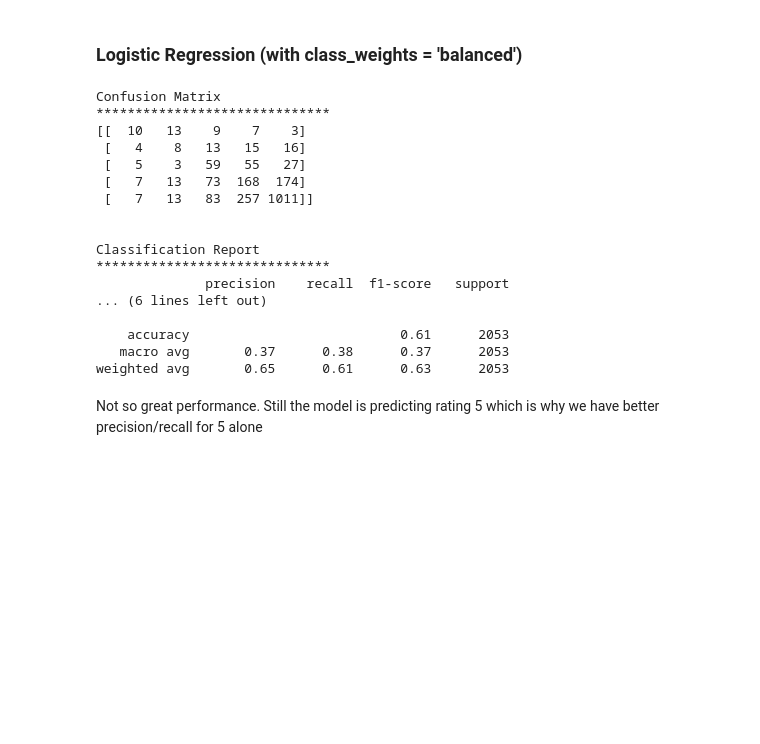
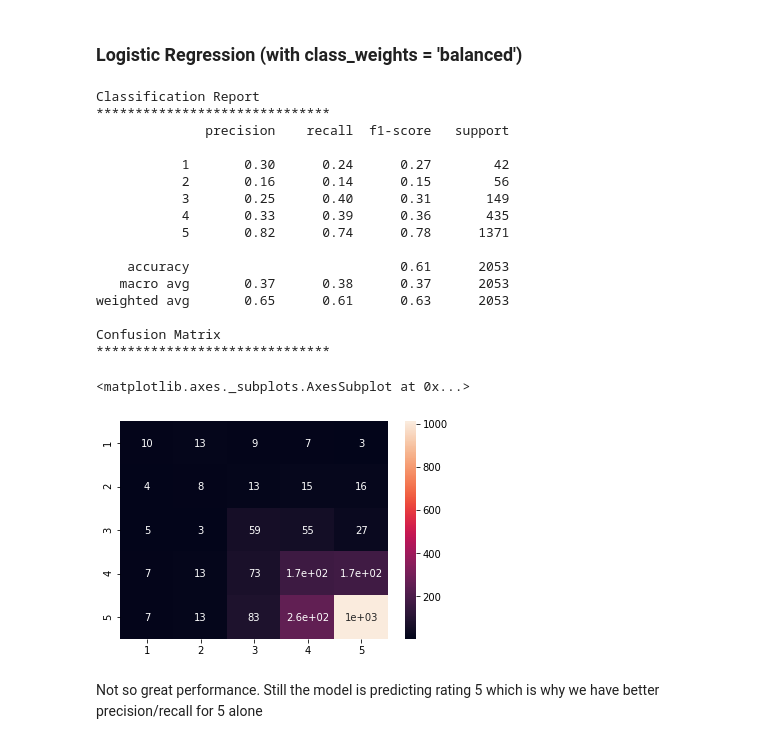
Before and after one commit to SaiPavanKumarB/Music-Review-Ratings-Prediction, a Jupyter notebook: Sri_Music_Ratings_Prediction_By_Reviews.ipynb, the cells around one changed output. Cells and saved outputs as stored; diff of their text form; code cells hidden in the pictures; blank space fills up the shorter version.

```diff
--- a/Sri_Music_Ratings_Prediction_By_Reviews.ipynb
+++ b/Sri_Music_Ratings_Prediction_By_Reviews.ipynb
@@ -128,36 +128,42 @@ xtest = tfidf_vec.transform(X_test)
 # %%
 lg_model = LogisticRegression(class_weight='balanced',multi_class='auto',max_iter=1000) # Allow model to calculate class weights
 lg_model.fit(xtrain,y_train)
 
 preds = lg_model.predict(xtest)
+print('\n')
+print('Classification Report')
+print('*'*30)
+print(classification_report(y_test,preds))
+class_rpt = classification_report(y_test,preds)
+class_rpt
+
 
 print('Confusion Matrix')
 print('*'*30)
 cm = confusion_matrix(y_test,preds)
-print(cm)
-
-print('\n')
-print('Classification Report')
-print('*'*30)
-print(classification_report(y_test,preds))
+cm = pd.DataFrame(cm)
+sns.heatmap(cm,annot=True,
+            xticklabels=(pd.DataFrame(cm).index+1),
+            yticklabels=(pd.DataFrame(cm).index+1))
 # %% [output]
-Confusion Matrix
-******************************
-[[  10   13    9    7    3]
- [   4    8   13   15   16]
- [   5    3   59   55   27]
- [   7   13   73  168  174]
- [   7   13   83  257 1011]]
-
-
 Classification Report
 ******************************
               precision    recall  f1-score   support
-... (6 lines left out)
+
+           1       0.30      0.24      0.27        42
+           2       0.16      0.14      0.15        56
+           3       0.25      0.40      0.31       149
+           4       0.33      0.39      0.36       435
+           5       0.82      0.74      0.78      1371
 
     accuracy                           0.61      2053
    macro avg       0.37      0.38      0.37      2053
 weighted avg       0.65      0.61      0.63      2053
+
+Confusion Matrix
+******************************
+<matplotlib.axes._subplots.AxesSubplot at 0x...>
+[figure, added]
 # %% [markdown]
 Not so great performance. Still the model is predicting rating 5 which is why we have better precision/recall for 5 alone
 # %% [markdown]
```
Also changed, not shown: parts of 2 cells of this notebook.
